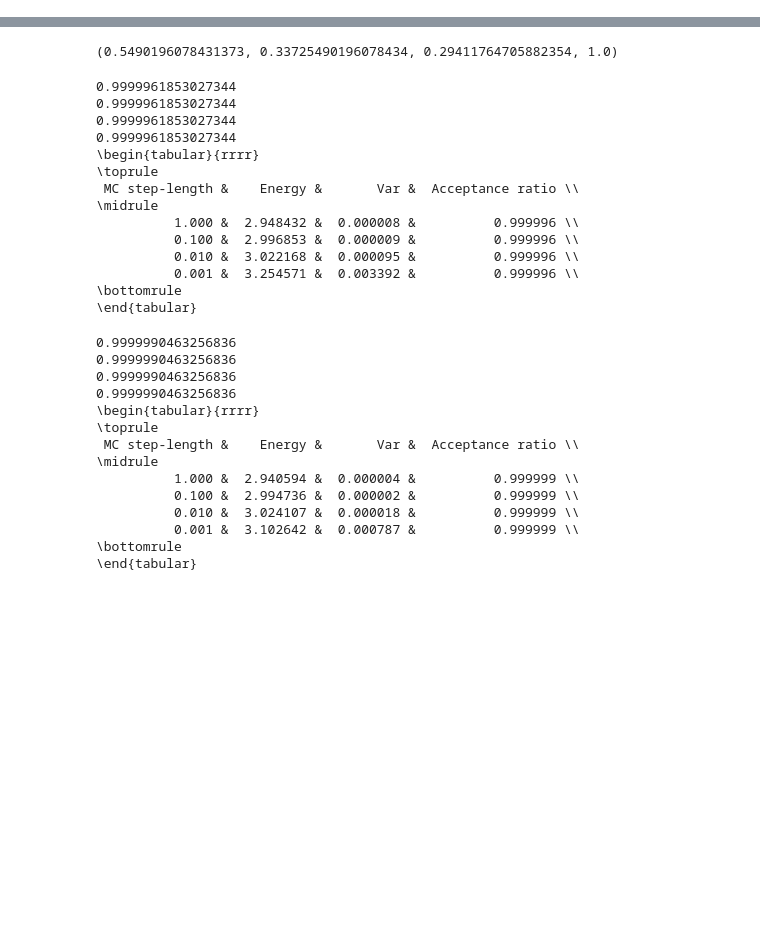
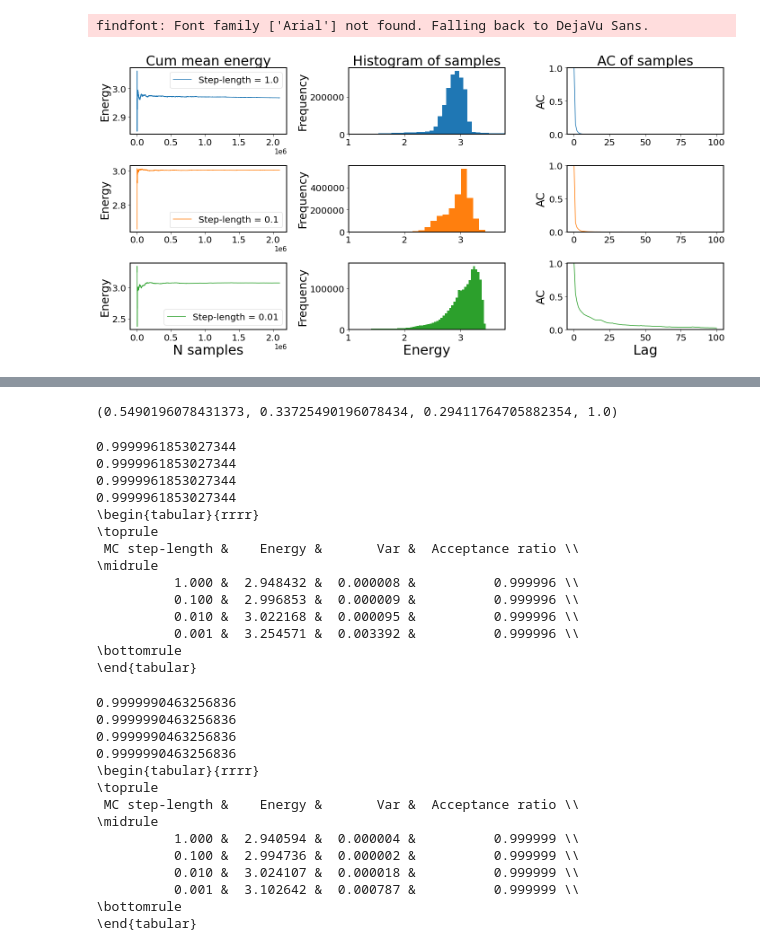
Before and after one commit to MartinKHovden/Thesis, a Jupyter notebook: VMC/src_V2/Simulations/Notebooks/QDInteractingSamplingComparisonSlaterNN.ipynb, the cells around one changed output, grey strips where cells are left out. Cells and saved outputs as stored; diff of their text form; code cells hidden in the pictures; blank space fills up the shorter version.

```diff
--- a/VMC/src_V2/Simulations/Notebooks/QDInteractingSamplingComparisonSlaterNN.ipynb
+++ b/VMC/src_V2/Simulations/Notebooks/QDInteractingSamplingComparisonSlaterNN.ipynb
@@ -0,0 +1,69 @@
+# %%
+import numpy as np
+import matplotlib.pyplot as plt
+
+# is22_0_001 = np.loadtxt("../Data/quantumDot/MC/Interacting/wf_slater_gaussian_nn_sysInfo_is_stepLength_0.001_numMCSteps_2097152_numDims_2_numParticles_2_elementinfo_slater_none_gaussian_none_nn_numhidden1_20_numhidden2_20_activationFunction_sigmoid_.txt")
+is22_0_01 = np.loadtxt("../Data/quantumDot/MC/Interacting/wf_slater_gaussian_nn_sysInfo_is_stepLength_0.01_numMCSteps_2097152_numDims_2_numParticles_2_elementinfo_slater_none_gaussian_none_nn_numhidden1_20_numhidden2_20_activationFunction_sigmoid_.txt")
+is22_0_1 = np.loadtxt("../Data/quantumDot/MC/Interacting/wf_slater_gaussian_nn_sysInfo_is_stepLength_0.1_numMCSteps_2097152_numDims_2_numParticles_2_elementinfo_slater_none_gaussian_none_nn_numhidden1_20_numhidden2_20_activationFunction_sigmoid_.txt")
+is22_1 = np.loadtxt("../Data/quantumDot/MC/Interacting/wf_slater_gaussian_nn_sysInfo_is_stepLength_1.0_numMCSteps_2097152_numDims_2_numParticles_2_elementinfo_slater_none_gaussian_none_nn_numhidden1_20_numhidden2_20_activationFunction_sigmoid_.txt")
+is22_10 =  np.loadtxt("../Data/quantumDot/MC/Interacting/wf_slater_gaussian_nn_sysInfo_is_stepLength_10.0_numMCSteps_2097152_numDims_2_numParticles_2_elementinfo_slater_none_gaussian_none_nn_numhidden1_20_numhidden2_20_activationFunction_sigmoid_.txt")
+# %%
+# plot_mcmc_diagnostic(is22_5, is22_0_5, is22_0_05, "test")
+import pandas as pd
+import tensorflow_probability as tfp
+from matplotlib import rcParams
+rcParams.update({'figure.autolayout': True})
+
+samplesList = [is22_1, is22_0_1, is22_0_01]#, is22_0_001]
+steplengths = ['1.0', '0.1', '0.01']
+numplots_x = 3
+numplots_y = len(samplesList)
+
+fig, ax = plt.subplots(numplots_x,numplots_y, figsize = (20,10))
+fig.tight_layout(w_pad=7, h_pad=3)
+
+styles_plot = ["#1f77b4", "#ff7f0e", "#2ca02c"]
+
+for i, samples in zip(range(numplots_y),samplesList):
+    ax[i,0].plot([j/n for j,n in zip(np.cumsum(samples), range(1,len(samples)))], styles_plot[i])
+    # ax[i,0].set_ylim(2.8, 3.1)
+    ax[i,0].xaxis.get_offset_text().set_fontsize(15)
+    ax[i,0].set_ylabel("Energy", fontsize=25)
+    ax[i,0].legend(["Step-length = " + steplengths[i]], fontsize=20)
+
+    ax[i,0].tick_params(axis='both', which='major', labelsize=20, length=5)
+
+
+    ax[i,1].hist(samples, bins=10000, color=styles_plot[i])
+    ax[i,1].set_xlim(1,3.8)
+    # ax[i,1].set_ylim(0,16000)
+    ax[i,1].set_ylabel("Frequency", fontsize=25)
+
+
+    ax[i,1].tick_params(axis='both', which='major', labelsize=20, length=5)
+
+
+    # pd.plotting.lag_plot(pd.DataFrame(samples), lag=1, ax = ax[i,2], c= styles_plot[i], s=0.1)
+    # ax[i,2].set_ylabel("S(t+1)", fontsize=25)
+    # ax[i,2].set_xlim(-3, 3)
+    # ax[i,2].set_ylim(-3, 3)
+    ax[i,2].plot(tfp.stats.auto_correlation(samples, max_lags=100), styles_plot[i])
+    ax[i,2].set_ylim(0,1.0)
+    ax[i,2].set_ylabel("AC", fontsize=25)
+
+    ax[i,2].tick_params(axis='both', which='major', labelsize=20, length=5)
+
+
+ax[2,0].set_xlabel("N samples", fontsize=30)
+ax[0,0].set_title("Cum mean energy", fontsize=30)
+
+ax[2,1].set_xlabel("Energy", fontsize=30)
+ax[0,1].set_title("Histogram of samples", fontsize=30)
+
+
+ax[0,2].set_title("AC of samples", fontsize=30)
+ax[2,2].set_xlabel("Lag", fontsize=30)
+plt.savefig("../Plots/QDInteractingSlaterIS22SamplingComparison.png", bbox_inces='tight')
+# %% [output]
+findfont: Font family ['Arial'] not found. Falling back to DejaVu Sans.
+[figure, added]
```
Also changed, not shown: parts of 1 cell of this notebook, 7 other files.
